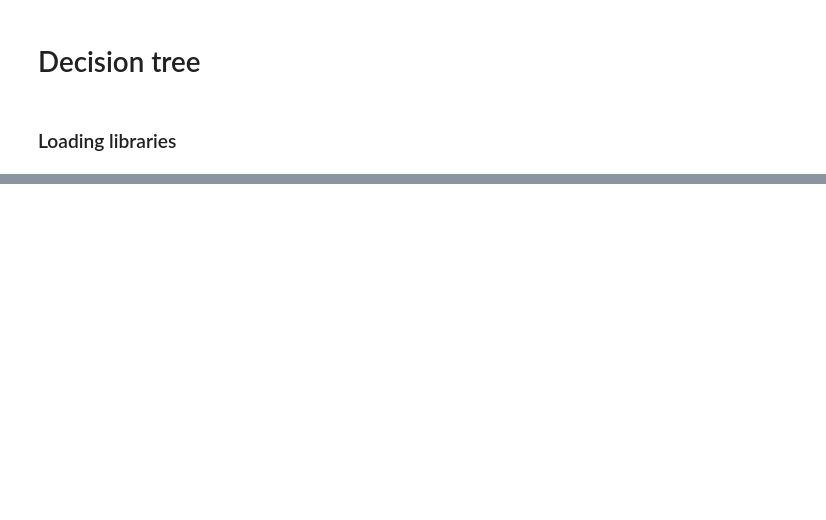
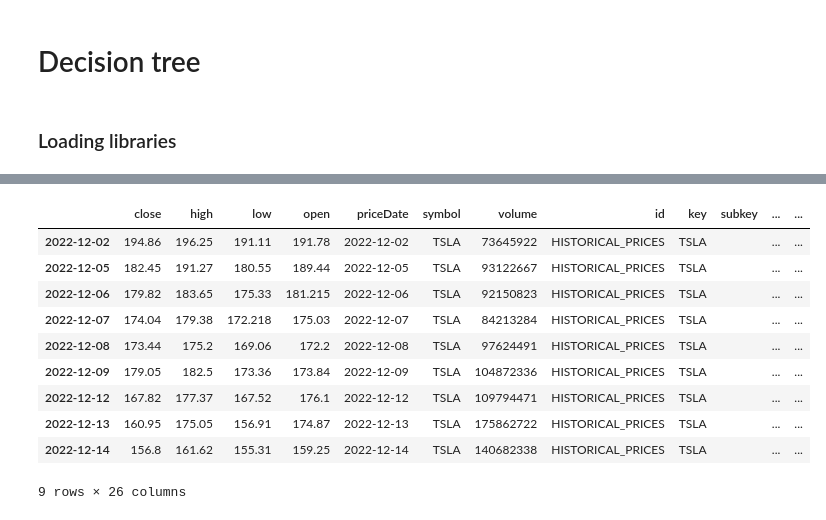
Before and after one commit to mgmsara/Stock-Market-forecasting, a Jupyter notebook: Classification model.ipynb, the cells around one changed output, grey strips where cells are left out. Saved outputs shown, nothing was run; the diff lists cells and outputs as text; code cells hidden in the pictures; blank space fills up the shorter version.

```diff
--- a/Classification model.ipynb
+++ b/Classification model.ipynb
@@ -258,0 +313,19 @@ import skfuzzy as fuzz
+# %%
+#DataFrame of Tesla stock price in 2022
+start = datetime(2022, 12, 2)
+end = datetime(2022, 12, 14)
+tesla_stock = get_historical_data("TSLA", start, end, output_format='pandas',token="sk_e0179f146033476aaf5291091322c825")
+# %%
+tesla_stock
+# %% [output]
+|  | close | high | low | open | priceDate | symbol | volume | id | key | subkey | ... | ... |
+| 2022-12-02 | 194.86 | 196.25 | 191.11 | 191.78 | 2022-12-02 | TSLA | 73645922 | HISTORICAL_PRICES | TSLA |  | ... | ... |
+| 2022-12-05 | 182.45 | 191.27 | 180.55 | 189.44 | 2022-12-05 | TSLA | 93122667 | HISTORICAL_PRICES | TSLA |  | ... | ... |
+| 2022-12-06 | 179.82 | 183.65 | 175.33 | 181.215 | 2022-12-06 | TSLA | 92150823 | HISTORICAL_PRICES | TSLA |  | ... | ... |
+| 2022-12-07 | 174.04 | 179.38 | 172.218 | 175.03 | 2022-12-07 | TSLA | 84213284 | HISTORICAL_PRICES | TSLA |  | ... | ... |
+| 2022-12-08 | 173.44 | 175.2 | 169.06 | 172.2 | 2022-12-08 | TSLA | 97624491 | HISTORICAL_PRICES | TSLA |  | ... | ... |
+| 2022-12-09 | 179.05 | 182.5 | 173.36 | 173.84 | 2022-12-09 | TSLA | 104872336 | HISTORICAL_PRICES | TSLA |  | ... | ... |
+| 2022-12-12 | 167.82 | 177.37 | 167.52 | 176.1 | 2022-12-12 | TSLA | 109794471 | HISTORICAL_PRICES | TSLA |  | ... | ... |
+| 2022-12-13 | 160.95 | 175.05 | 156.91 | 174.87 | 2022-12-13 | TSLA | 175862722 | HISTORICAL_PRICES | TSLA |  | ... | ... |
+| 2022-12-14 | 156.8 | 161.62 | 155.31 | 159.25 | 2022-12-14 | TSLA | 140682338 | HISTORICAL_PRICES | TSLA |  | ... | ... |
+9 rows × 26 columns
```
Also changed, not shown: parts of 23 cells of this notebook.
